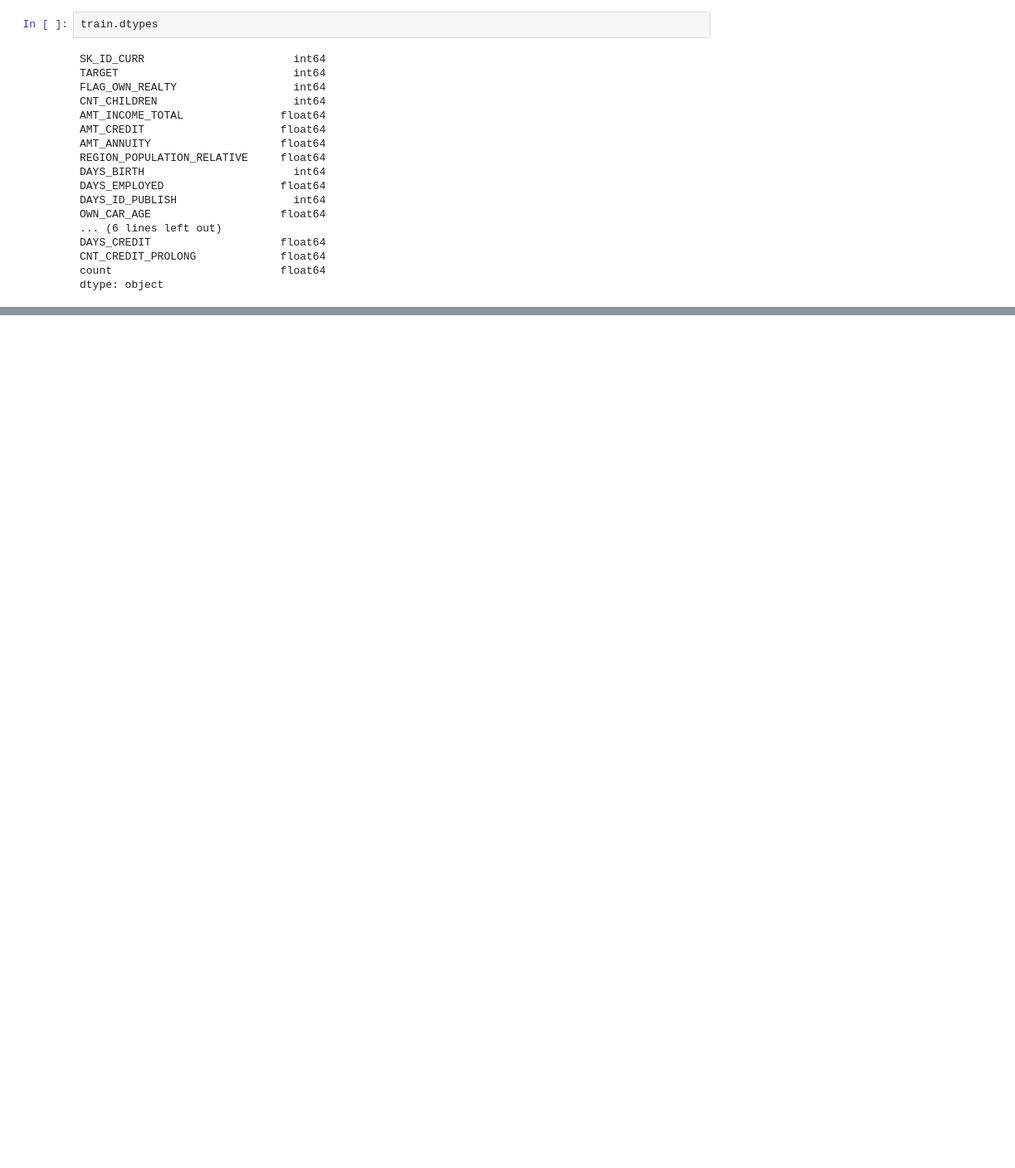
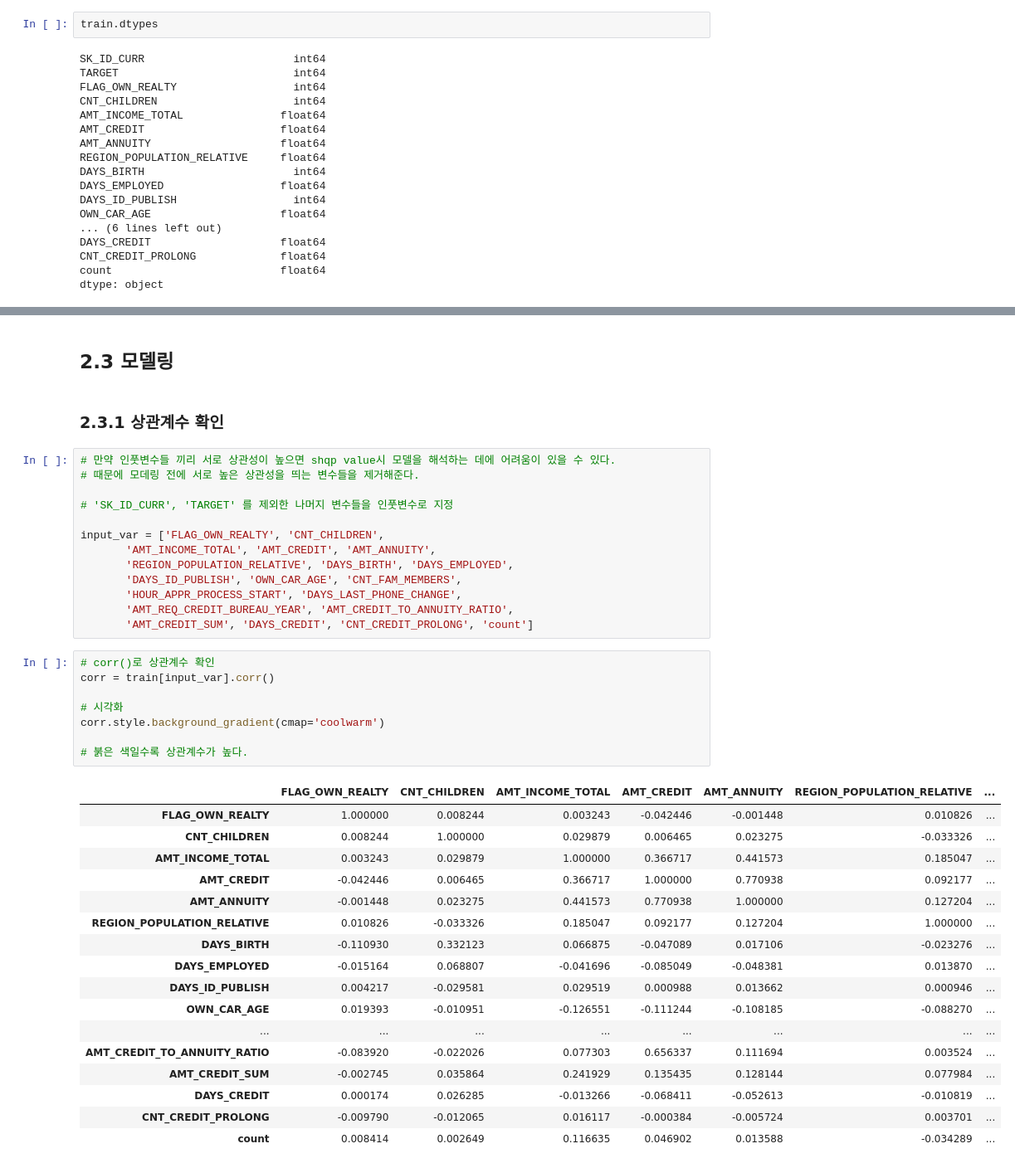
Before and after one commit to Jeong-Bin/DA-PROJECT, a Jupyter notebook: PROJECT_3 xAI를 활용한 대출금 상환 여부 예측.ipynb, the cells around one changed output, grey strips where cells are left out. Shown at 83% size. Cells and saved outputs as stored; diff of their text form; blank space fills up the shorter version.

Commit message:
Add files via upload
모델링(상관계수 확인, Xgboost)

```diff
--- a/PROJECT_3 xAI를 활용한 대출금 상환 여부 예측.ipynb
+++ b/PROJECT_3 xAI를 활용한 대출금 상환 여부 예측.ipynb
@@ -187,0 +199,43 @@ dtype: object
+# %% [markdown]
+## 2.3 모델링
+# %% [markdown]
+### 2.3.1 상관계수 확인
+# %%
+# 만약 인풋변수들 끼리 서로 상관성이 높으면 shqp value시 모델을 해석하는 데에 어려움이 있을 수 있다.
+# 때문에 모데링 전에 서로 높은 상관성을 띄는 변수들을 제거해준다.
+
+# 'SK_ID_CURR', 'TARGET' 를 제외한 나머지 변수들을 인풋변수로 지정
+
+input_var = ['FLAG_OWN_REALTY', 'CNT_CHILDREN',
+       'AMT_INCOME_TOTAL', 'AMT_CREDIT', 'AMT_ANNUITY',
+       'REGION_POPULATION_RELATIVE', 'DAYS_BIRTH', 'DAYS_EMPLOYED',
+       'DAYS_ID_PUBLISH', 'OWN_CAR_AGE', 'CNT_FAM_MEMBERS',
+       'HOUR_APPR_PROCESS_START', 'DAYS_LAST_PHONE_CHANGE',
+       'AMT_REQ_CREDIT_BUREAU_YEAR', 'AMT_CREDIT_TO_ANNUITY_RATIO',
+       'AMT_CREDIT_SUM', 'DAYS_CREDIT', 'CNT_CREDIT_PROLONG', 'count']
+# %%
+# corr()로 상관계수 확인
+corr = train[input_var].corr()
+
+# 시각화
+corr.style.background_gradient(cmap='coolwarm')
+
+# 붉은 색일수록 상관계수가 높다.
+# %% [output]
+|  | FLAG_OWN_REALTY | CNT_CHILDREN | AMT_INCOME_TOTAL | AMT_CREDIT | AMT_ANNUITY | REGION_POPULATION_RELATIVE | ... |
+| FLAG_OWN_REALTY | 1.000000 | 0.008244 | 0.003243 | -0.042446 | -0.001448 | 0.010826 | ... |
+| CNT_CHILDREN | 0.008244 | 1.000000 | 0.029879 | 0.006465 | 0.023275 | -0.033326 | ... |
+| AMT_INCOME_TOTAL | 0.003243 | 0.029879 | 1.000000 | 0.366717 | 0.441573 | 0.185047 | ... |
+| AMT_CREDIT | -0.042446 | 0.006465 | 0.366717 | 1.000000 | 0.770938 | 0.092177 | ... |
+| AMT_ANNUITY | -0.001448 | 0.023275 | 0.441573 | 0.770938 | 1.000000 | 0.127204 | ... |
+| REGION_POPULATION_RELATIVE | 0.010826 | -0.033326 | 0.185047 | 0.092177 | 0.127204 | 1.000000 | ... |
+| DAYS_BIRTH | -0.110930 | 0.332123 | 0.066875 | -0.047089 | 0.017106 | -0.023276 | ... |
+| DAYS_EMPLOYED | -0.015164 | 0.068807 | -0.041696 | -0.085049 | -0.048381 | 0.013870 | ... |
+| DAYS_ID_PUBLISH | 0.004217 | -0.029581 | 0.029519 | 0.000988 | 0.013662 | 0.000946 | ... |
+| OWN_CAR_AGE | 0.019393 | -0.010951 | -0.126551 | -0.111244 | -0.108185 | -0.088270 | ... |
+| ... | ... | ... | ... | ... | ... | ... | ... |
+| AMT_CREDIT_TO_ANNUITY_RATIO | -0.083920 | -0.022026 | 0.077303 | 0.656337 | 0.111694 | 0.003524 | ... |
+| AMT_CREDIT_SUM | -0.002745 | 0.035864 | 0.241929 | 0.135435 | 0.128144 | 0.077984 | ... |
+| DAYS_CREDIT | 0.000174 | 0.026285 | -0.013266 | -0.068411 | -0.052613 | -0.010819 | ... |
+| CNT_CREDIT_PROLONG | -0.009790 | -0.012065 | 0.016117 | -0.000384 | -0.005724 | 0.003701 | ... |
+| count | 0.008414 | 0.002649 | 0.116635 | 0.046902 | 0.013588 | -0.034289 | ... |
```
Also changed, not shown: parts of 16 cells of this notebook.
